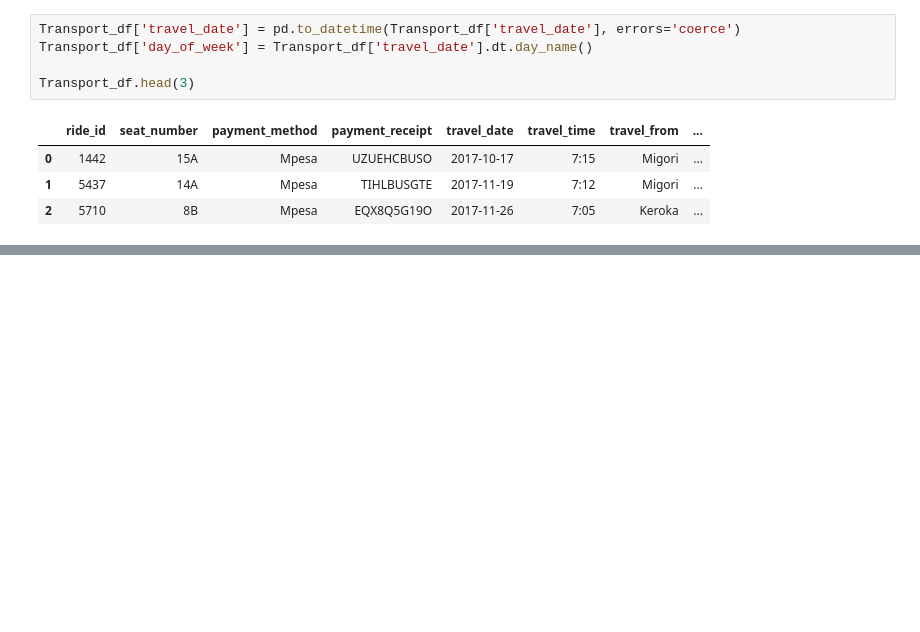
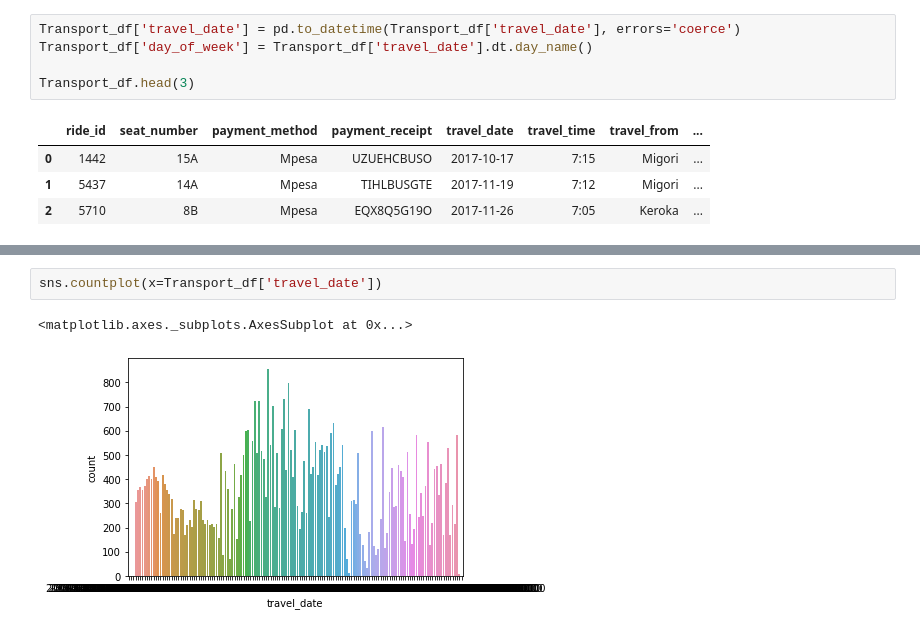
Before and after one commit to nasim78612/Demand-Prediction-for-Public-Transport-, a Jupyter notebook: Vanshika_Raj_Demand_Prediction_for_Public_Transport_Capstone_Project.ipynb, the cells around one changed output, grey strips where cells are left out. Drawn from its saved outputs; the diff is of its cells as text; blank space fills up the shorter version.

```diff
--- a/Vanshika_Raj_Demand_Prediction_for_Public_Transport_Capstone_Project.ipynb
+++ b/Vanshika_Raj_Demand_Prediction_for_Public_Transport_Capstone_Project.ipynb
@@ -126,0 +164,5 @@ sns.heatmap(Transport_df.corr().abs(),  annot=True)
+# %%
+sns.countplot(x=Transport_df['travel_date'])
+# %% [output]
+<matplotlib.axes._subplots.AxesSubplot at 0x...>
+[figure, added]
```
Also changed, not shown: parts of 12 cells of this notebook.
